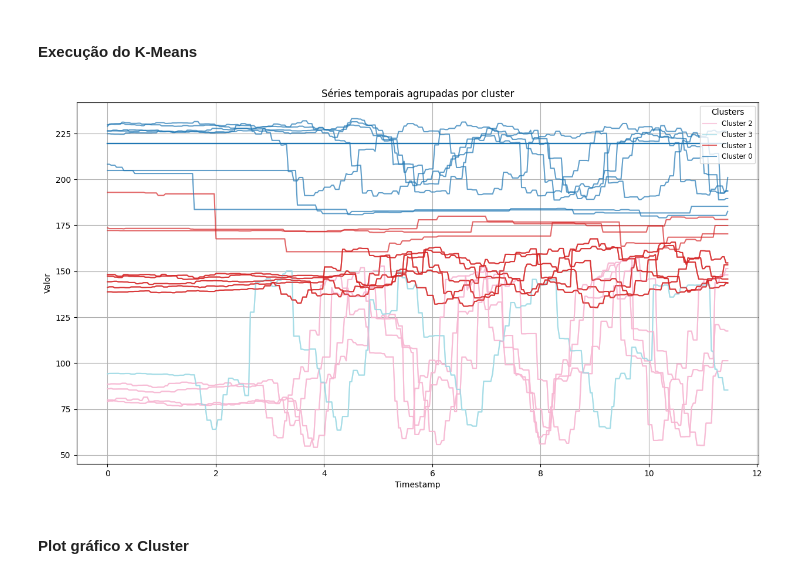
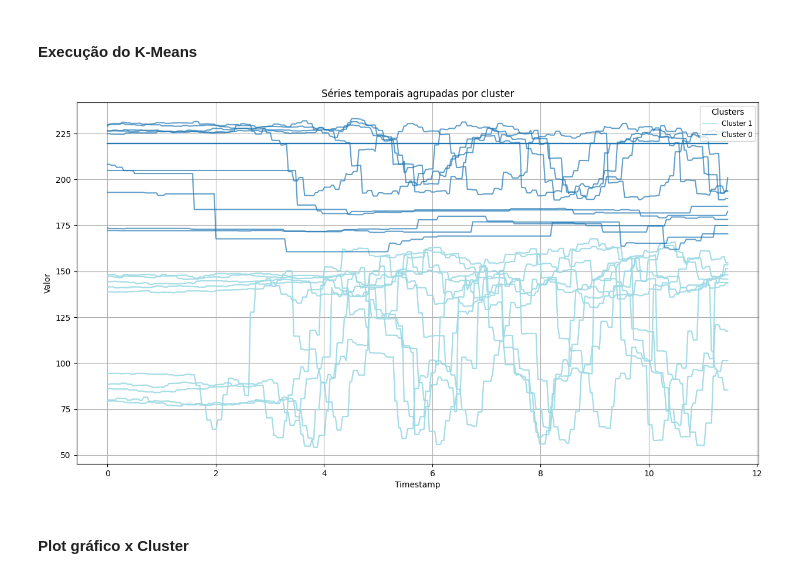
Before and after one commit to Yamakasuki/IC_Bros, a Jupyter notebook: notebooks/exploracao/tratamentoKMeansPlotStatistics.ipynb, the cells around one changed output. Drawn from its saved outputs; the diff is of its cells as text; code cells hidden in the pictures.

```diff
--- a/notebooks/exploracao/tratamentoKMeansPlotStatistics.ipynb
+++ b/notebooks/exploracao/tratamentoKMeansPlotStatistics.ipynb
@@ -199,35 +217,35 @@ plt.show()
 # %%
 # Agora é a execução do método do K-Means, utilizando o número de clusters como: k
 
-k = 4
-kmeans = KMeans(n_clusters=k, random_state=42)
-clusters = kmeans.fit_predict(X_scaled)
+k = 2
+km_dtw = TimeSeriesKMeans(n_clusters=k, metric="dtw", random_state=42)
+clusters = km_dtw.fit_predict(X_scaled)
 
 # timestamp (eixo X)
 timestamp = df.iloc[0].values
 
 # séries temporais (linhas 1 a n)
 series = df.iloc[1:].values
 
 # clusterização (já feita)
 # clusters = resultado do KMeans -> array com shape (n_exercicios,)
 
 # mapa de cores com até 20 clusters distintos
 cmap = cm.get_cmap('tab20', k)  # k = número de clusters
 
 plt.figure(figsize=(15, 8))
 for i, serie in enumerate(series):
     cluster_id = clusters[i]
     plt.plot(timestamp, serie, color=cmap(cluster_id), alpha=0.7, label=f'Cluster {cluster_id}' if i == list(clusters).index(cluster_id) else "")
 
 plt.xlabel('Timestamp')
 plt.ylabel('Valor')
 plt.title('Séries temporais agrupadas por cluster')
 plt.grid(True)
 plt.legend(title='Clusters', fontsize='small', loc='upper right')
 plt.show()
 # %% [output]
-[figure, old version]
+[figure, new version]
 # %% [markdown]
 #### Plot gráfico x Cluster
 # %%
```
Also changed, not shown: parts of 3 cells of this notebook, 3 other files.
